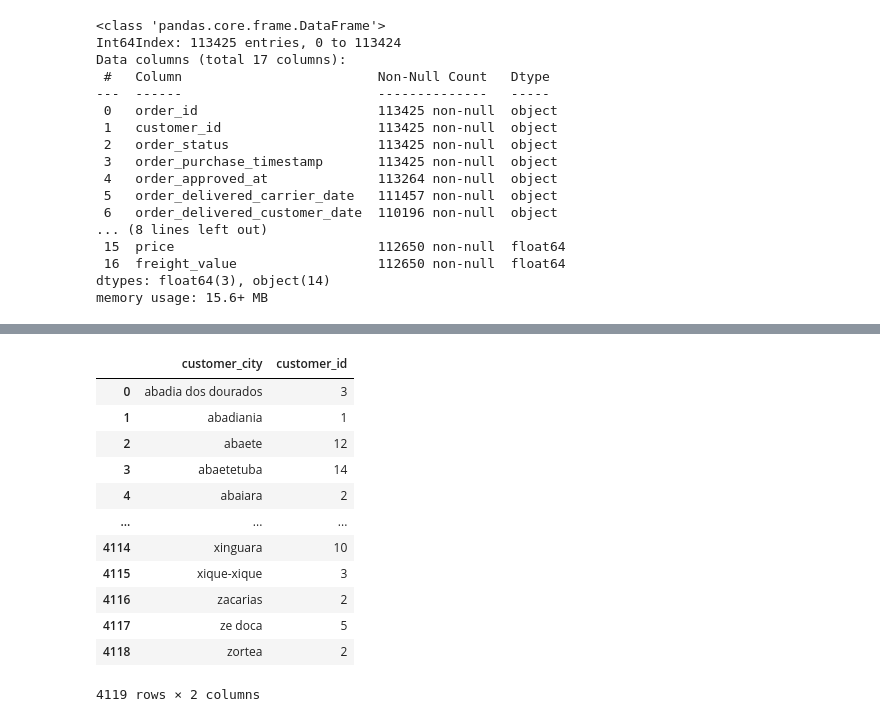
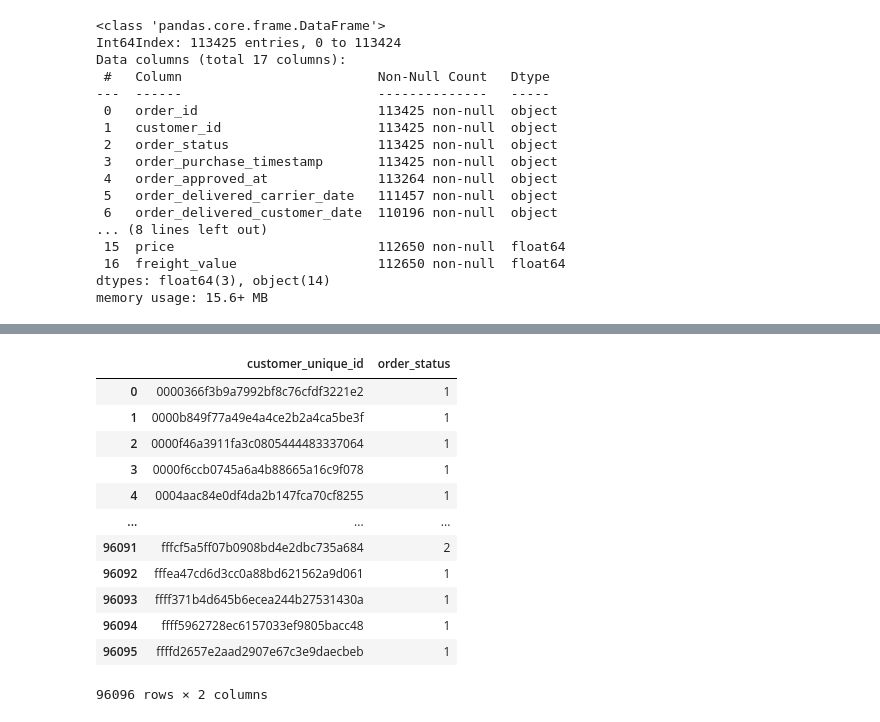
Before and after one commit to QuantumFluxx/karpov_courses, a Jupyter notebook: First_project/First_project.ipynb, the cells around one changed output, grey strips where cells are left out. Drawn from its saved outputs; the diff is of its cells as text; code cells hidden in the pictures.

```diff
--- a/First_project/First_project.ipynb
+++ b/First_project/First_project.ipynb
@@ -136,16 +141,16 @@ cust_city = full_data.groupby(['customer_id', 'customer_city'], as_index=False).
-# %%
-cust_city
-# %% [output]
-|  | customer_city | customer_id |
-| 0 | abadia dos dourados | 3 |
-| 1 | abadiania | 1 |
-| 2 | abaete | 12 |
-| 3 | abaetetuba | 14 |
-| 4 | abaiara | 2 |
-| ... | ... | ... |
-| 4114 | xinguara | 10 |
-| 4115 | xique-xique | 3 |
-| 4116 | zacarias | 2 |
-| 4117 | ze doca | 5 |
-| 4118 | zortea | 2 |
-4119 rows × 2 columns
+# %%
+full_data.groupby('customer_unique_id', as_index=False).agg({'order_status' : 'count'})
+# %% [output]
+|  | customer_unique_id | order_status |
+| 0 | 0000366f3b9a7992bf8c76cfdf3221e2 | 1 |
+| 1 | 0000b849f77a49e4a4ce2b2a4ca5be3f | 1 |
+| 2 | 0000f46a3911fa3c0805444483337064 | 1 |
+| 3 | 0000f6ccb0745a6a4b88665a16c9f078 | 1 |
+| 4 | 0004aac84e0df4da2b147fca70cf8255 | 1 |
+| ... | ... | ... |
+| 96091 | fffcf5a5ff07b0908bd4e2dbc735a684 | 2 |
+| 96092 | fffea47cd6d3cc0a88bd621562a9d061 | 1 |
+| 96093 | ffff371b4d645b6ecea244b27531430a | 1 |
+| 96094 | ffff5962728ec6157033ef9805bacc48 | 1 |
+| 96095 | ffffd2657e2aad2907e67c3e9daecbeb | 1 |
+96096 rows × 2 columns
```
Also changed, not shown: parts of 4 cells of this notebook.
